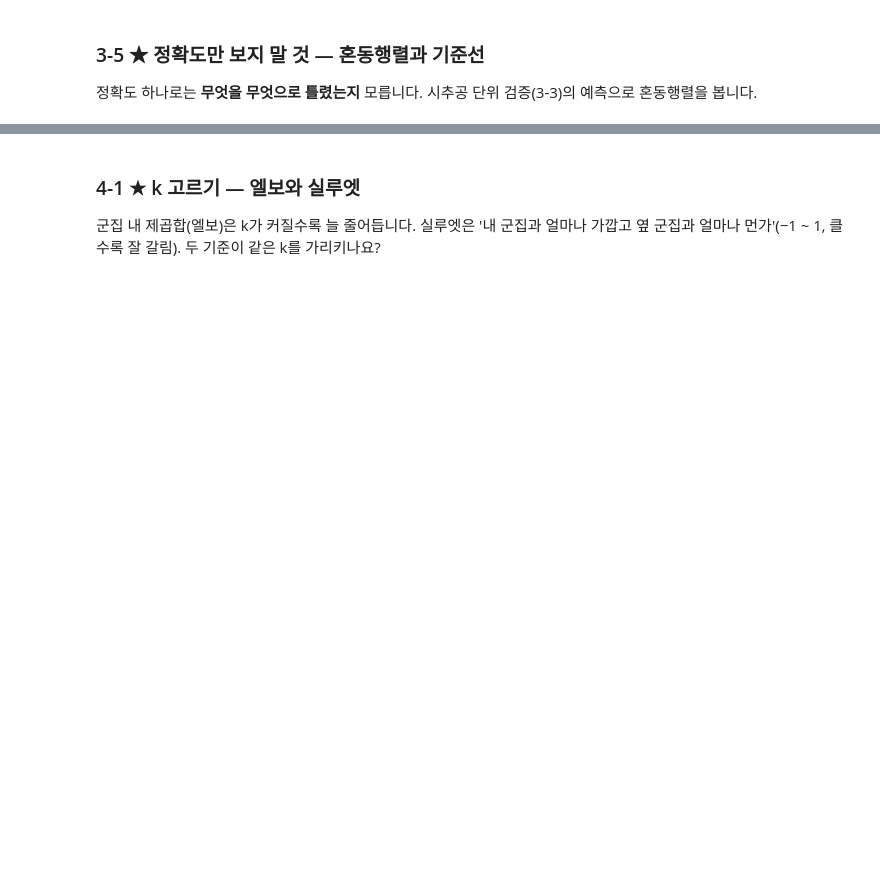
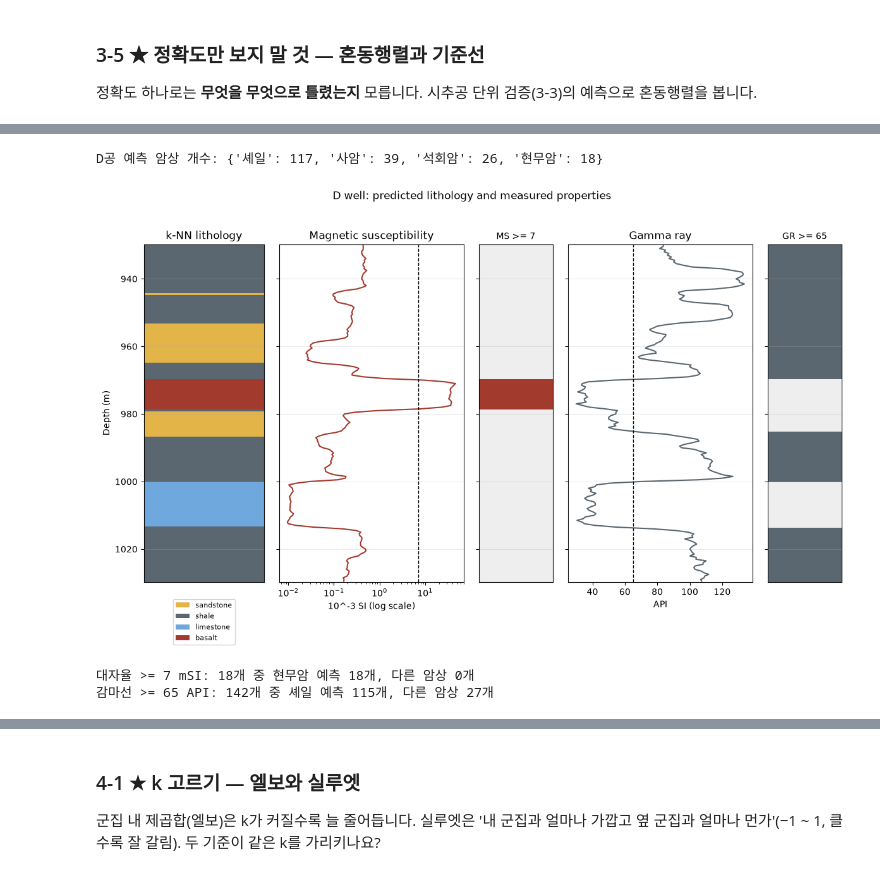
Before and after one commit to tykimuj33/basic-geological-data-science, a Jupyter notebook: 실습5/기계학습실습_시작노트북_10주차.ipynb, the cells around one changed output, grey strips where cells are left out. Drawn from its saved outputs; the diff is of its cells as text; code cells hidden in the pictures; blank space fills up the shorter version.

Commit message:
Complete core lithology classification and clustering practice

```diff
--- a/실습5/기계학습실습_시작노트북_10주차.ipynb
+++ b/실습5/기계학습실습_시작노트북_10주차.ipynb
@@ -240,6 +343,6 @@ check_ranges(d, "D공")
 D공의 어느 열이 범위를 벗어났나? A–C공과 **몇 배** 차이인가? 아래 칸에 **한 줄**을 써서 고친 표 `d_fix`를 만드세요. AI의 D공 예측이 이상했다면 이것 때문인지 확인합니다.
 # %%
 d_fix = d.copy()
-# ↓ 여기에 한 줄 — D공의 잘못된 단위를 g/cm³로 바꾸기
+d_fix["밀도_gcc"] = d_fix["밀도_gcc"] / 1000  # kg/m³ → g/cm³
 
 check_ranges(d_fix, "D공(고친 뒤)")
@@ -272,5 +422,67 @@ A–C공 전체로 배워 **고친 D공**(`d_fix`)의 암상을 예측합니다.
 # %%
+# D공의 밀도 단위를 보정한 자료로 예측한다.
 pred_D = predict_D(abc, d_fix, k=5)
-depth_strip(d_fix["깊이_m"], {"k-NN": pred_D}, "D well — predicted lithology")
+
+# 명세서의 참고 범위: 현무암 대자율 7–50, 셰일 감마선 65–120.
+# 아래 기준은 비교를 위한 표시 기준이며, 암상을 확정하는 분류 규칙은 아니다.
+MS_HIGH, GAMMA_HIGH = 7.0, 65.0
+plot_d = d_fix.assign(예측_암상=pred_D).sort_values("깊이_m")
+z = plot_d["깊이_m"].to_numpy()
+ms = plot_d["대자율_mSI"].to_numpy()
+gamma = plot_d["감마선_API"].to_numpy()
+# 각 관측값을 인접 깊이의 중간점까지 표시한다.
+edges = np.r_[z[0] - (z[1]-z[0])/2, (z[:-1]+z[1:])/2,
+              z[-1] + (z[-1]-z[-2])/2]
+heights = np.diff(edges)
+centers = (edges[:-1] + edges[1:]) / 2
+
+fig, axes = plt.subplots(1, 5, figsize=(12, 8), sharey=True,
+                         gridspec_kw={"width_ratios": [1.3, 2, 0.8, 2, 0.8]})
+for lith in LITHS:
+    mask = plot_d["예측_암상"].to_numpy() == lith
+    axes[0].barh(centers[mask], np.ones(mask.sum()), height=heights[mask], left=-0.5,
+                 color=COLORS[lith], label=LITH_EN[lith])
+axes[0].set_title("k-NN lithology")
+axes[0].legend(loc="upper center", bbox_to_anchor=(0.5, -0.04), fontsize=8)
+
+axes[1].plot(ms, z, color=COLORS["현무암"])
+axes[1].set_xscale("log")
+axes[1].axvline(MS_HIGH, color="black", linestyle="--", linewidth=1)
+axes[1].set_title("Magnetic susceptibility")
+axes[1].set_xlabel("10^-3 SI (log scale)")
+axes[3].plot(gamma, z, color=COLORS["셰일"])
+axes[3].axvline(GAMMA_HIGH, color="black", linestyle="--", linewidth=1)
+axes[3].set_title("Gamma ray")
+axes[3].set_xlabel("API")
+
+for ax, mask, color, title in [
+    (axes[2], ms >= MS_HIGH, COLORS["현무암"], "MS >= 7"),
+    (axes[4], gamma >= GAMMA_HIGH, COLORS["셰일"], "GR >= 65"),
+]:
+    ax.set_facecolor("#eeeeee")
+    ax.barh(centers[mask], np.ones(mask.sum()), height=heights[mask], left=-0.5, color=color)
+    ax.set_title(title, fontsize=10)
+for ax in [axes[0], axes[2], axes[4]]:
+    ax.set_xlim(-0.5, 0.5)
+    ax.set_xticks([])
+for ax in axes:
+    ax.grid(axis="y", alpha=0.25)
+axes[0].set_ylim(edges[-1], edges[0])  # 깊이는 아래쪽으로 증가
+axes[0].set_ylabel("Depth (m)")
+fig.suptitle("D well: predicted lithology and measured properties")
+fig.tight_layout(rect=(0, 0.06, 1, 0.96))
+plt.show()
+
+# 강조된 구간과 예측이 얼마나 일치하는지 수치로도 확인한다.
+for title, mask, lith in [("대자율 >= 7 mSI", ms >= MS_HIGH, "현무암"),
+                          ("감마선 >= 65 API", gamma >= GAMMA_HIGH, "셰일")]:
+    count = int(mask.sum())
+    matched = int((plot_d.loc[mask, "예측_암상"] == lith).sum())
+    print(f"{title}: {count}개 중 {lith} 예측 {matched}개, 다른 암상 {count-matched}개")
+# %% [output]
+D공 예측 암상 개수: {'셰일': 117, '사암': 39, '석회암': 26, '현무암': 18}
+[figure, added]
+대자율 >= 7 mSI: 18개 중 현무암 예측 18개, 다른 암상 0개
+감마선 >= 65 API: 142개 중 셰일 예측 115개, 다른 암상 27개
 # %% [markdown]
 ### 해석 (Part A)
```
Also changed, not shown: parts of 21 cells of this notebook, 3 other files.
